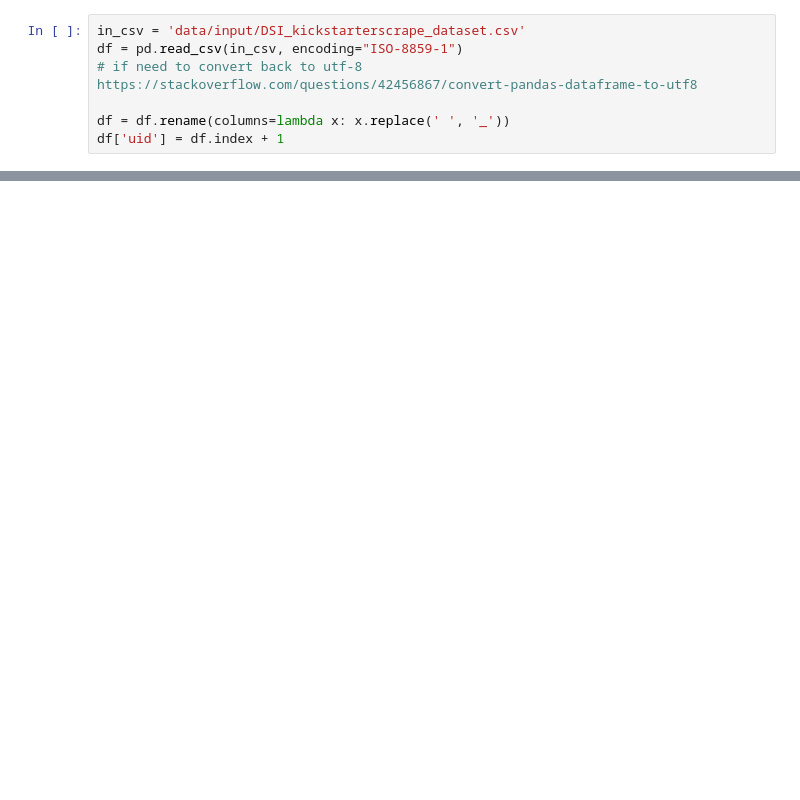
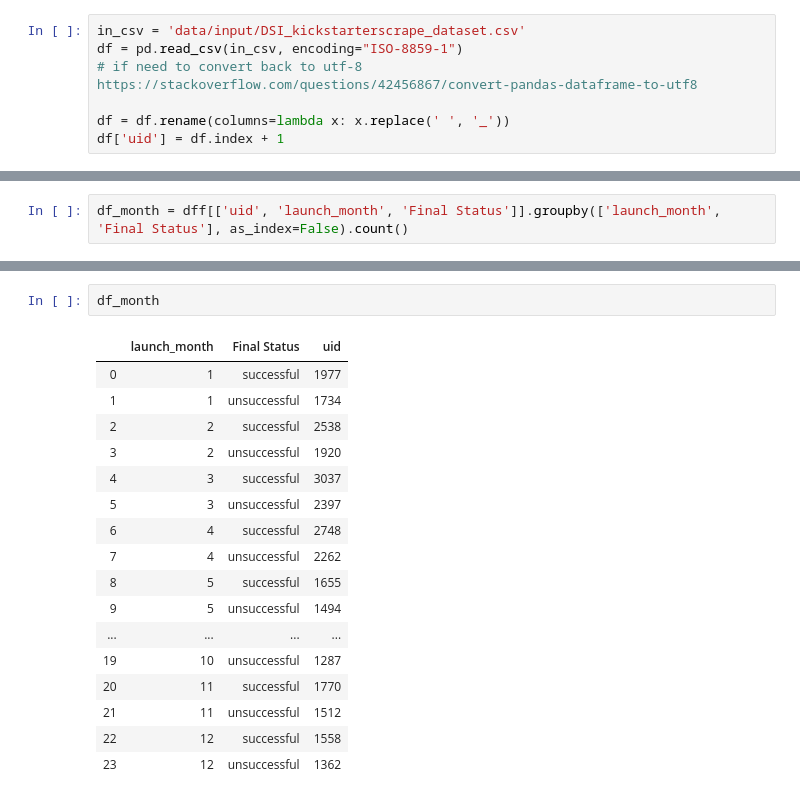
Before and after one commit to nygeog/general_assembly_data_analysis, a Jupyter notebook: part_2_d_ideal_month_day_time.ipynb, the cells around one changed output, grey strips where cells are left out. Drawn from its saved outputs; the diff is of its cells as text; blank space fills up the shorter version.

```diff
--- a/part_2_d_ideal_month_day_time.ipynb
+++ b/part_2_d_ideal_month_day_time.ipynb
@@ -26,0 +68,2 @@ df['uid'] = df.index + 1
+# %%
+df_month = dff[['uid', 'launch_month', 'Final Status']].groupby(['launch_month', 'Final Status'], as_index=False).count()
@@ -26,0 +131,20 @@ df['uid'] = df.index + 1
+# %%
+df_month
+# %% [output]
+|  | launch_month | Final Status | uid |
+| 0 | 1 | successful | 1977 |
+| 1 | 1 | unsuccessful | 1734 |
+| 2 | 2 | successful | 2538 |
+| 3 | 2 | unsuccessful | 1920 |
+| 4 | 3 | successful | 3037 |
+| 5 | 3 | unsuccessful | 2397 |
+| 6 | 4 | successful | 2748 |
+| 7 | 4 | unsuccessful | 2262 |
+| 8 | 5 | successful | 1655 |
+| 9 | 5 | unsuccessful | 1494 |
+| ... | ... | ... | ... |
+| 19 | 10 | unsuccessful | 1287 |
+| 20 | 11 | successful | 1770 |
+| 21 | 11 | unsuccessful | 1512 |
+| 22 | 12 | successful | 1558 |
+| 23 | 12 | unsuccessful | 1362 |
```
Also changed, not shown: parts of 10 cells of this notebook, 2 other files.
